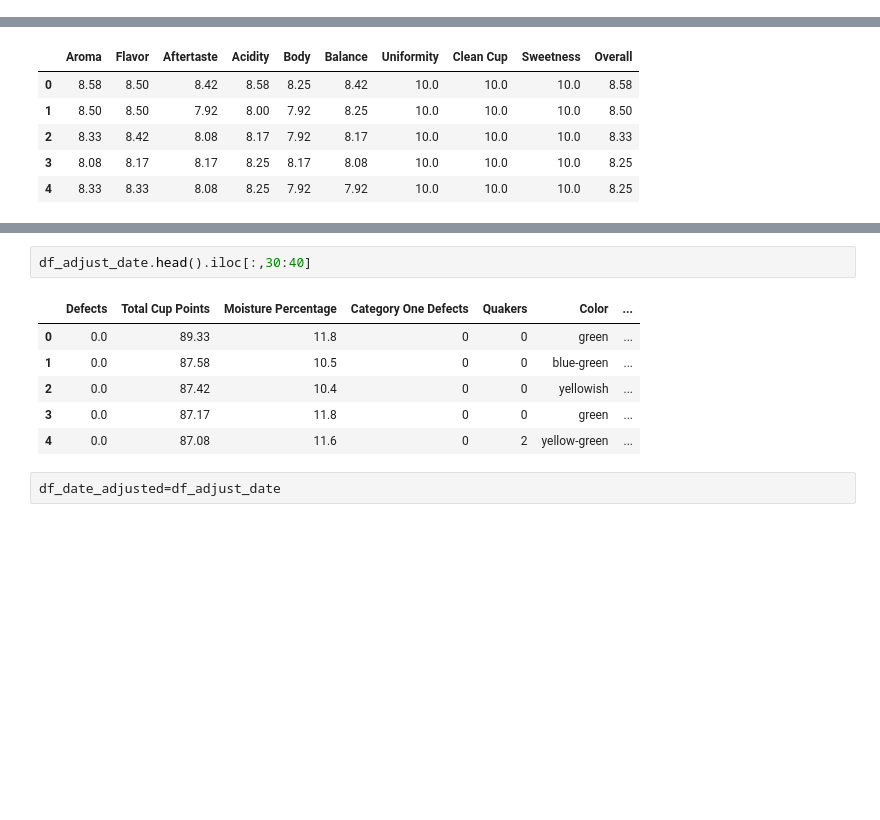
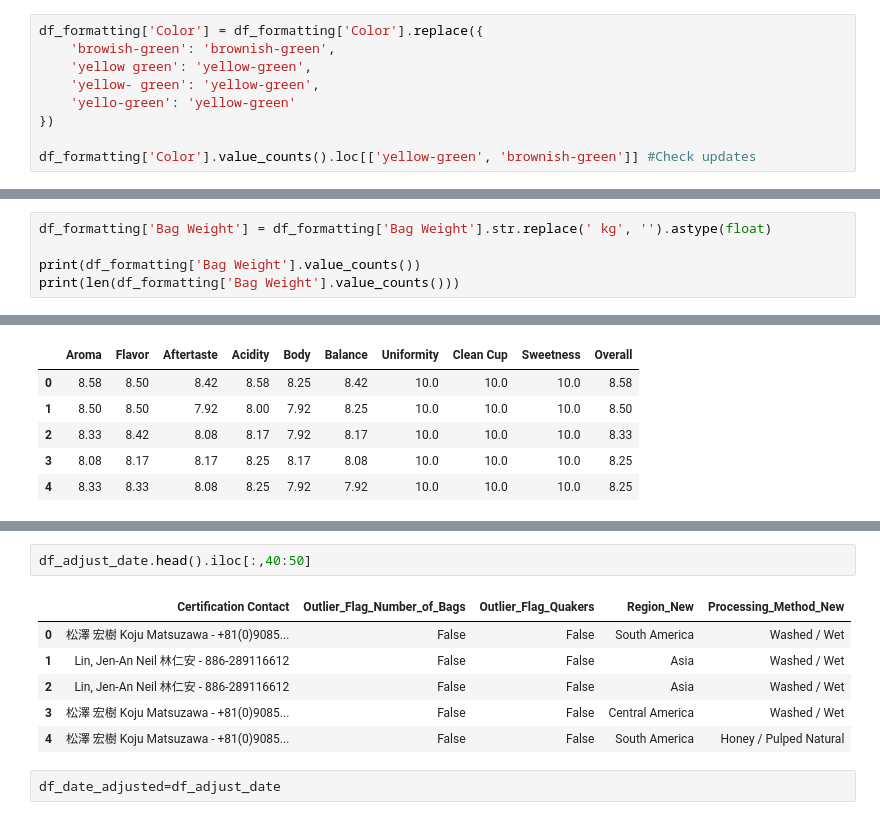
Before and after one commit to Lillian1070/showcase_python_dataCleaning_1, a Jupyter notebook: kaggle_coffeeBean_dataCleaning.ipynb, the cells around one changed output, grey strips where cells are left out. Cells and saved outputs as stored; diff of their text form; blank space fills up the shorter version.

```diff
--- a/kaggle_coffeeBean_dataCleaning.ipynb
+++ b/kaggle_coffeeBean_dataCleaning.ipynb
@@ -824,0 +881,9 @@ Name: count, dtype: int64
+# %%
+df_formatting['Color'] = df_formatting['Color'].replace({
+    'browish-green': 'brownish-green',
+    'yellow green': 'yellow-green',
+    'yellow- green': 'yellow-green',
+    'yello-green': 'yellow-green'
+})
+
+df_formatting['Color'].value_counts().loc[['yellow-green', 'brownish-green']] #Check updates
@@ -892,0 +1130,5 @@ print(str_values)
+# %%
+df_formatting['Bag Weight'] = df_formatting['Bag Weight'].str.replace(' kg', '').astype(float)
+
+print(df_formatting['Bag Weight'].value_counts())
+print(len(df_formatting['Bag Weight'].value_counts()))
@@ -1036,12 +1303,12 @@ df_adjust_date.head().iloc[:,20:30]
 # %%
-df_adjust_date.head().iloc[:,30:40]
+df_adjust_date.head().iloc[:,40:50]
 # %% [output]
-|  | Defects | Total Cup Points | Moisture Percentage | Category One Defects | Quakers | Color | ... |
-| 0 | 0.0 | 89.33 | 11.8 | 0 | 0 | green | ... |
-| 1 | 0.0 | 87.58 | 10.5 | 0 | 0 | blue-green | ... |
-| 2 | 0.0 | 87.42 | 10.4 | 0 | 0 | yellowish | ... |
-| 3 | 0.0 | 87.17 | 11.8 | 0 | 0 | green | ... |
-| 4 | 0.0 | 87.08 | 11.6 | 0 | 2 | yellow-green | ... |
+|  | Certification Contact | Outlier_Flag_Number_of_Bags | Outlier_Flag_Quakers | Region_New | Processing_Method_New |
+| 0 | 松澤 宏樹 Koju Matsuzawa - +81(0)9085... | False | False | South America | Washed / Wet |
+| 1 | Lin, Jen-An Neil 林仁安 - 886-289116612 | False | False | Asia | Washed / Wet |
+| 2 | Lin, Jen-An Neil 林仁安 - 886-289116612 | False | False | Asia | Washed / Wet |
+| 3 | 松澤 宏樹 Koju Matsuzawa - +81(0)9085... | False | False | Central America | Washed / Wet |
+| 4 | 松澤 宏樹 Koju Matsuzawa - +81(0)9085... | False | False | South America | Honey / Pulped Natural |
 # %%
 df_date_adjusted=df_adjust_date
 # %% [markdown]
```
Also changed, not shown: parts of 40 cells of this notebook.
